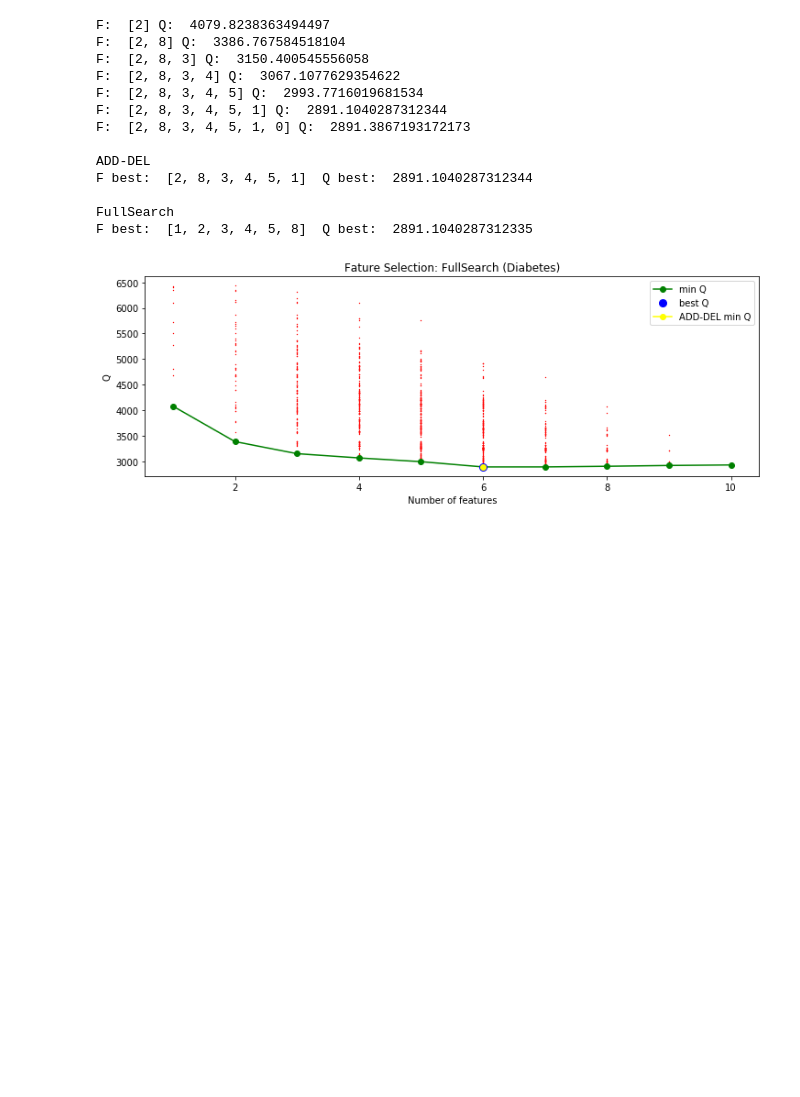
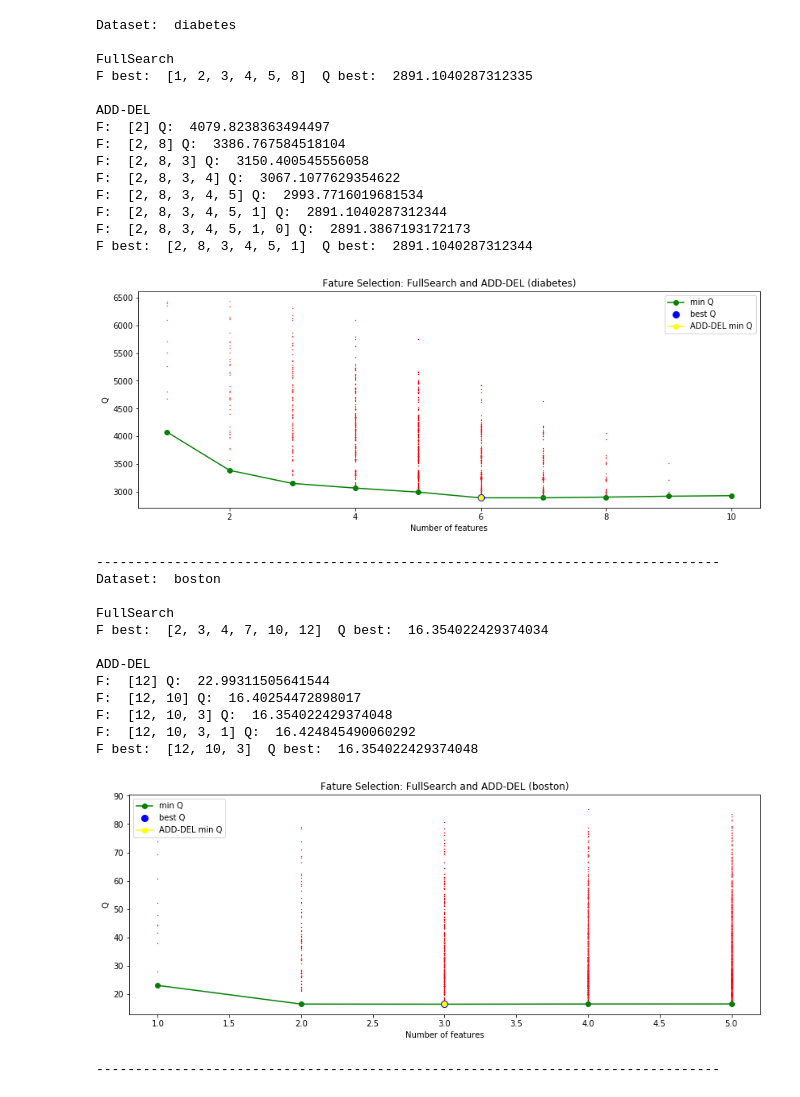
Before and after one commit to Bidanets/Feature-Selection--ADD-DEL, a Jupyter notebook: ADD-DEL.ipynb, the cells around one changed output. Drawn from its saved outputs; the diff is of its cells as text; code cells hidden in the pictures; blank space fills up the shorter version.

```diff
--- a/ADD-DEL.ipynb
+++ b/ADD-DEL.ipynb
@@ -6,18 +6,21 @@ from sklearn import svm
 from sklearn.linear_model import LinearRegression
 import optunity
 import optunity.metrics
-import matplotlib.pyplot as plt
 from sklearn.neural_network import MLPRegressor as mlpr
 import copy
 import fullsearch
+from pylab import rcParams
 
-def Prepare_data():
-    data = datasets.load_diabetes()
+def Prepare_data(dataset = 'diabetes'):
+    if dataset == 'diabetes':
+        data = datasets.load_diabetes()
+    if dataset == 'boston':
+        data = datasets.load_boston()
+
     X = data.data
     y = data.target
 
     size_of_train_data = int(len(X) * 0.8)
-    size_of_test_data = len(X) - size_of_train_data
 
     X_train = X[:size_of_train_data]
     y_train = y[:size_of_train_data]
@@ -160,50 +163,74 @@ class ADD_DEL:
 
 
                 needed_part_of_history = history_of_Q[t0:]
 
                 Q_sharp = min(needed_part_of_history)
 
                 if Q_sharp >= Q_best:
                     return F_best, Q_best
 
                 Q_best = Q_sharp
 
                 iteration_of_the_best_subset = needed_part_of_history.index(Q_sharp)
 
                 if t-t0 - iteration_of_the_best_subset >= self.d:
                     break
 
+def main(dataset = 'diabetes'):
+    rcParams['figure.figsize'] = 14, 5
 
-add_del = ADD_DEL(d = 3)
-X_train, y_train, X_test, y_test = Prepare_data()
-best_feature_subset, Q_best = add_del.fit(X_train, y_train, X_test, y_test)
+    print('Dataset: ', dataset)
+    add_del = ADD_DEL(d = 3)
+    X_train, y_train, X_test, y_test = Prepare_data(dataset)
 
-print()
-print('ADD-DEL')
-print('F best: ', best_feature_subset, ' Q best: ', Q_best)
+    print()
+    print('FullSearch')
+    best_feature_subset, Q_best, plt = fullsearch.Full_Search(X_train, y_train, X_test, y_test)
 
-best_feature_subset, Q_best, plt = fullsearch.Full_Search(X_train, y_train, X_test, y_test)
+    print('F best: ', best_feature_subset, ' Q best: ', Q_best)
 
-print()
-print('FullSearch')
-print('F best: ', best_feature_subset, ' Q best: ', Q_best)
+    print()
+    print('ADD-DEL')
+    best_feature_subset, Q_best = add_del.fit(X_train, y_train, X_test, y_test)
+    print('F best: ', best_feature_subset, ' Q best: ', Q_best)
 
-plt.plot(len(best_feature_subset), Q_best, 'ro-', color = 'yellow', label = 'ADD-DEL min Q')
-plt.legend()
-plt.rcParams["figure.figsize"] = (12, 4)
-plt.show()
+    plt.plot(len(best_feature_subset), Q_best, 'ro-', color = 'yellow', label = 'ADD-DEL min Q')
+    plt.legend()
+
+    plt.title('Fature Selection: FullSearch and ADD-DEL (' + dataset + ')')
+
+    plt.show()
+    print(80 * '-')
+
+main(dataset = 'diabetes')
+main(dataset = 'boston')
 # %% [output]
+Dataset:  diabetes
+
+FullSearch
+F best:  [1, 2, 3, 4, 5, 8]  Q best:  2891.1040287312335
+
+ADD-DEL
 F:  [2] Q:  4079.8238363494497
 F:  [2, 8] Q:  3386.767584518104
 F:  [2, 8, 3] Q:  3150.400545556058
 F:  [2, 8, 3, 4] Q:  3067.1077629354622
 F:  [2, 8, 3, 4, 5] Q:  2993.7716019681534
 F:  [2, 8, 3, 4, 5, 1] Q:  2891.1040287312344
 F:  [2, 8, 3, 4, 5, 1, 0] Q:  2891.3867193172173
-
-ADD-DEL
 F best:  [2, 8, 3, 4, 5, 1]  Q best:  2891.1040287312344
-
-FullSearch
-F best:  [1, 2, 3, 4, 5, 8]  Q best:  2891.1040287312335
-[figure, old version]
+[figure, new version]
+--------------------------------------------------------------------------------
+Dataset:  boston
+
+FullSearch
+F best:  [2, 3, 4, 7, 10, 12]  Q best:  16.354022429374034
+
+ADD-DEL
+F:  [12] Q:  22.99311505641544
+F:  [12, 10] Q:  16.40254472898017
+F:  [12, 10, 3] Q:  16.354022429374048
+F:  [12, 10, 3, 1] Q:  16.424845490060292
+F best:  [12, 10, 3]  Q best:  16.354022429374048
+[figure, added]
+--------------------------------------------------------------------------------
```
Also changed, not shown: 1 other file.
